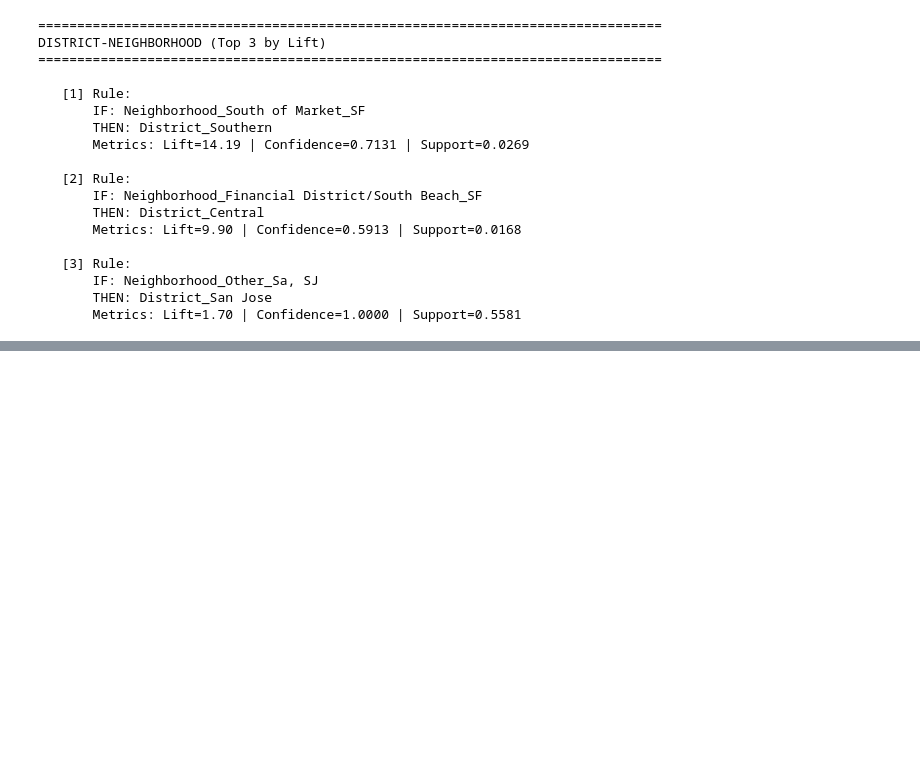
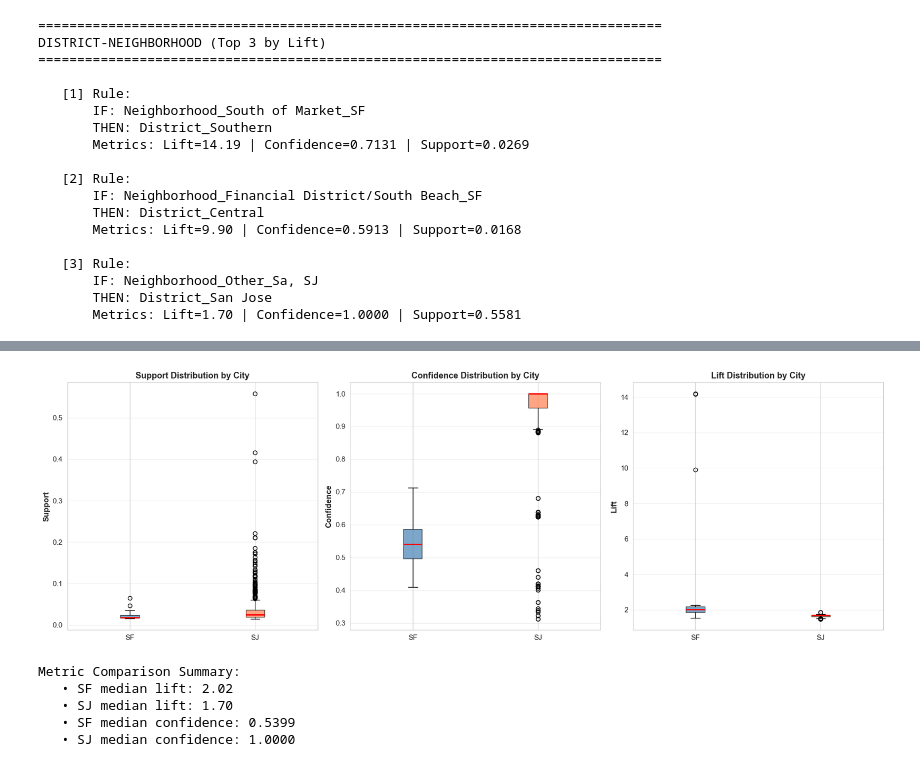
Before and after one commit to rajeevchaurasia-sjsu/sjsf-public-safety-mining, a Jupyter notebook: notebooks/05_association_rules_apriori.ipynb, the cells around one changed output, grey strips where cells are left out. Saved outputs shown, nothing was run; the diff lists cells and outputs as text; code cells hidden in the pictures; blank space fills up the shorter version.

```diff
--- a/notebooks/05_association_rules_apriori.ipynb
+++ b/notebooks/05_association_rules_apriori.ipynb
@@ -1780,0 +2018,42 @@ DISTRICT-NEIGHBORHOOD (Top 3 by Lift)
+# %%
+fig, axes = plt.subplots(1, 3, figsize=(18, 6))
+
+metrics_to_plot = ['support', 'confidence', 'lift']
+metric_names = ['Support', 'Confidence', 'Lift']
+colors = ['steelblue', 'coral']
+
+for idx, (metric, name) in enumerate(zip(metrics_to_plot, metric_names)):
+    ax = axes[idx]
+
+    # Prepare data
+    sf_data = sf_rules[metric]
+    sj_data = sj_rules[metric]
+
+    # Box plot
+    bp = ax.boxplot([sf_data, sj_data], labels=['SF', 'SJ'], patch_artist=True,
+                     medianprops={'color': 'red', 'linewidth': 2},
+                     boxprops={'alpha': 0.7})
+
+    # Color boxes
+    for patch, color in zip(bp['boxes'], colors):
+        patch.set_facecolor(color)
+
+    ax.set_ylabel(name, fontsize=12, fontweight='bold')
+    ax.set_title(f'{name} Distribution by City', fontsize=13, fontweight='bold')
+    ax.grid(axis='y', alpha=0.3)
+
+plt.tight_layout()
+plt.show()
+
+print(f"\nMetric Comparison Summary:")
+print(f"   • SF median lift: {sf_rules['lift'].median():.2f}")
+print(f"   • SJ median lift: {sj_rules['lift'].median():.2f}")
+print(f"   • SF median confidence: {sf_rules['confidence'].median():.4f}")
+print(f"   • SJ median confidence: {sj_rules['confidence'].median():.4f}")
+# %% [output]
+[figure, added]
+Metric Comparison Summary:
+   • SF median lift: 2.02
+   • SJ median lift: 1.70
+   • SF median confidence: 0.5399
+   • SJ median confidence: 1.0000
```
Also changed, not shown: parts of 38 cells of this notebook.
